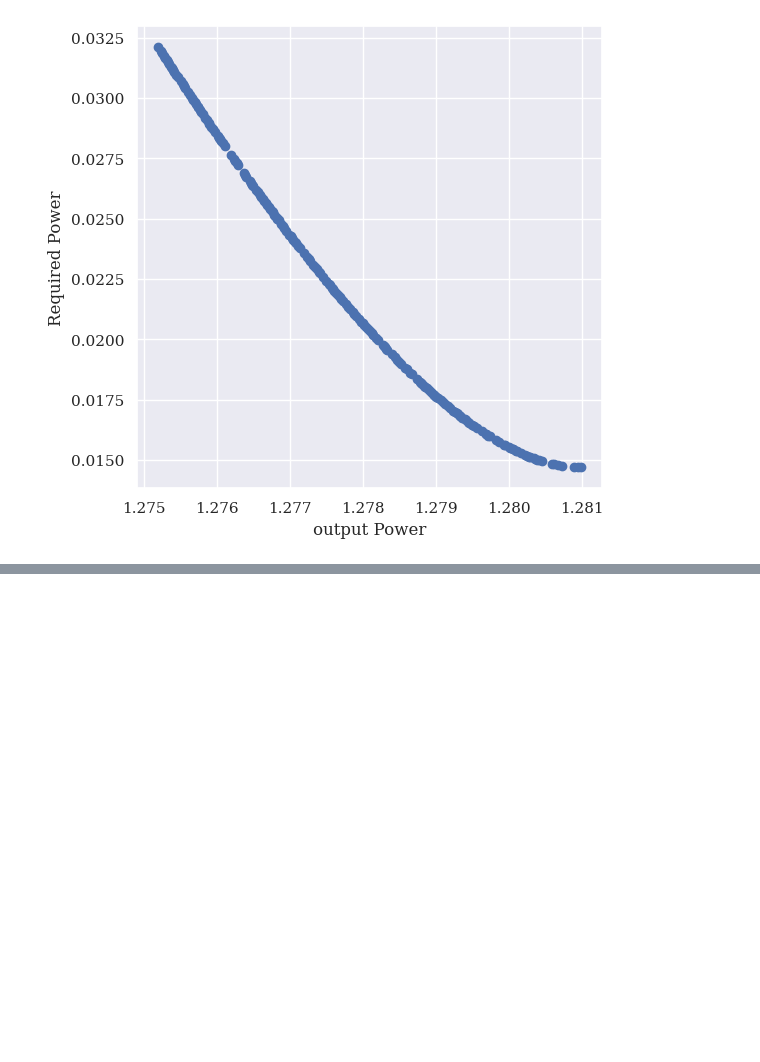
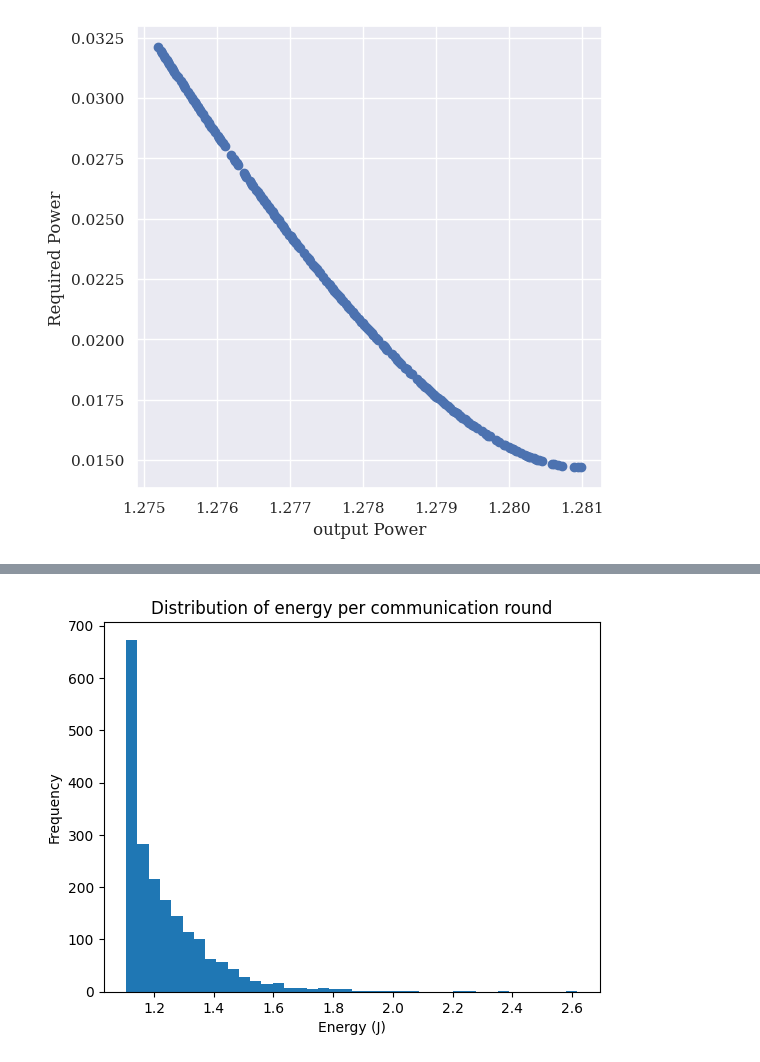
Before and after one commit to Trickster811/Orbite_research, a Jupyter notebook: mlti_objectives_optimization/moo_pymoo.ipynb, the cells around one changed output, grey strips where cells are left out. Saved outputs shown, nothing was run; the diff lists cells and outputs as text; code cells hidden in the pictures; blank space fills up the shorter version.

```diff
--- a/mlti_objectives_optimization/moo_pymoo.ipynb
+++ b/mlti_objectives_optimization/moo_pymoo.ipynb
@@ -88,3 +88,98 @@ plt.ylabel("Required Power")
 # plt.savefig("output.png", dpi = 600)
 # %% [output]
 [figure]
+# %%
+import numpy as np
+import matplotlib.pyplot as plt
+
+# ---------- Parameters (edit as needed) ----------
+S = 200_000            # bytes to send (e.g., gradient size)
+S_rx = 100_000         # bytes to receive
+P_tx = 0.05            # W
+P_rx = 0.03            # W
+P_cpu = 0.2            # W
+P_idle = 0.002         # W
+t_comp = 5.0           # s
+p_loss_base = 0.05     # base packet loss probability (can be function of b)
+handshake = 0.2        # s per handshake
+M = 800 * 1024         # available memory in bytes (e.g., 800 KB)
+S_chunk_max = M        # chunk size (<=M)
+num_sim = 2000         # Monte Carlo runs
+
+# Bandwidth model: sample from a distribution (B/s)
+# Example: lognormal so values are > 0. Adjust mean to your environment
+# Max bandwidth cap (1 Mbps):
+max_bps = 1_000_000 / 8.0   # convert 1 Mbps -> bytes/s = 125000
+# We'll build bandwidth samples in B/s
+mu = np.log(125000 * 0.6)    # change 0.6 to shift median
+sigma = 0.6
+bw_samples = np.random.lognormal(mean=mu, sigma=sigma, size=num_sim)
+bw_samples = np.clip(bw_samples, 1000, max_bps)  # lower bound 1KB/s, upper cap
+
+# Optional: make packet loss increase when bandwidth is low
+def p_loss_from_b(b):
+    # simple mapping: lower bandwidth -> slightly higher loss
+    # b in B/s; normalize to [0,1]
+    frac = b / max_bps
+    return np.clip(0.02 + (1 - frac) * 0.2, 0.01, 0.6)
+
+# Energy calculation per round (handles chunking)
+def energy_for_one_round(S, S_rx, b, P_tx, P_rx, P_cpu, P_idle, t_comp, handshake, S_chunk_max):
+    # retransmission factor
+    p_loss = p_loss_from_b(b)
+    r = 1.0 / (1.0 - p_loss)
+    # chunking
+    if S <= S_chunk_max:
+        t_tx = S / b
+        E_tx = P_tx * t_tx * r
+        overhead_tx = handshake * P_idle
+    else:
+        # split into chunks (last chunk can be smaller)
+        chunks = int(np.ceil(S / S_chunk_max))
+        E_tx = 0.0
+        overhead_tx = 0.0
+        bytes_left = S
+        for _ in range(chunks):
+            send_bytes = min(bytes_left, S_chunk_max)
+            t_tx_j = send_bytes / b
+            E_tx += P_tx * t_tx_j * r
+            overhead_tx += P_idle * handshake
+            bytes_left -= send_bytes
+    # receive (assume fits in memory, else similar chunking could be applied)
+    t_rx = S_rx / b
+    E_rx = P_rx * t_rx * r
+    # compute
+    E_comp = P_cpu * t_comp
+    # idle handshake already included as overhead_tx; add any listening time if needed
+    E_total = E_tx + E_rx + E_comp + overhead_tx
+    return E_total, {
+        'E_tx': E_tx, 'E_rx': E_rx, 'E_comp': E_comp, 'E_overhead': overhead_tx, 'r': r, 'p_loss': p_loss
+    }
+
+# Monte Carlo
+energies = []
+breakdown = []
+for b in bw_samples:
+    E, info = energy_for_one_round(S, S_rx, b, P_tx, P_rx, P_cpu, P_idle, t_comp, handshake, S_chunk_max)
+    energies.append(E)
+    breakdown.append(info)
+
+energies = np.array(energies)
+print("Simulated rounds:", num_sim)
+print("Energy (J) - mean: {:.4f}, median: {:.4f}, std: {:.4f}, 95p: {:.4f}".format(
+    energies.mean(), np.median(energies), energies.std(), np.percentile(energies,95)
+))
+
+# Optional: histogram
+plt.hist(energies, bins=40)
+plt.title("Distribution of energy per communication round")
+plt.xlabel("Energy (J)")
+plt.ylabel("Frequency")
+plt.show()
+
+# Print example breakdown for the worst-case and a median case
+idx_max = np.argmax(energies)
+idx_med = np.argsort(energies)[len(energies)//2]
+print("\nWorst-case (max E) breakdown:", energies[idx_max], breakdown[idx_max])
+print("Median-case breakdown:", energies[idx_med], breakdown[idx_med])
+# %% [output]
@@ -90,0 +188 @@ plt.ylabel("Required Power")
+[figure, added]
```
Also changed, not shown: parts of 1 cell of this notebook, 8 other files.
